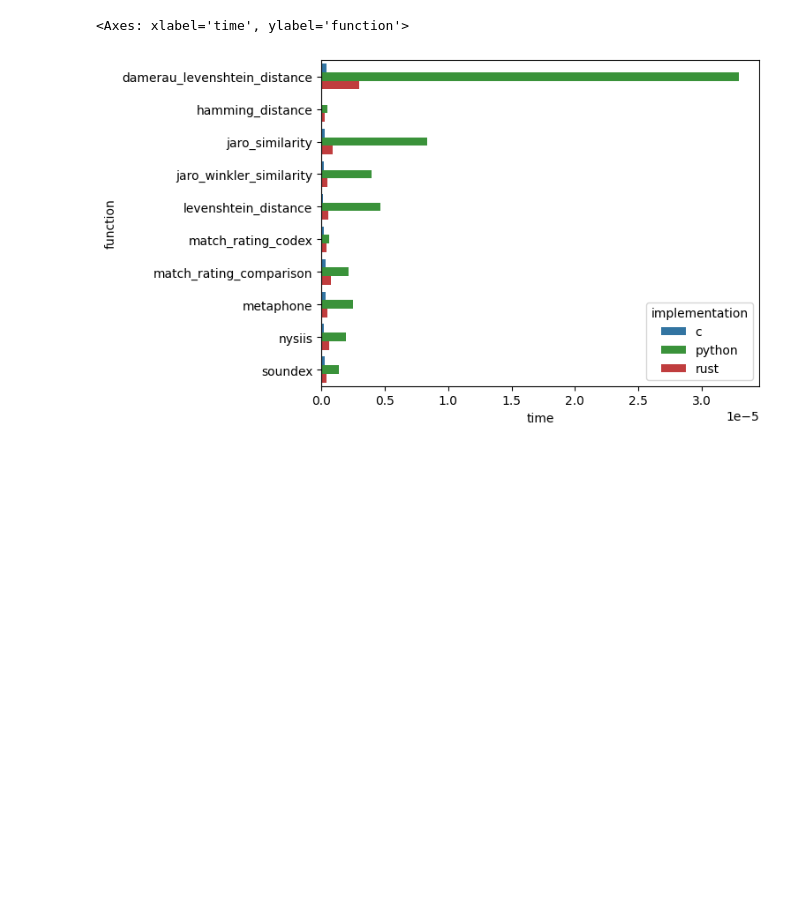
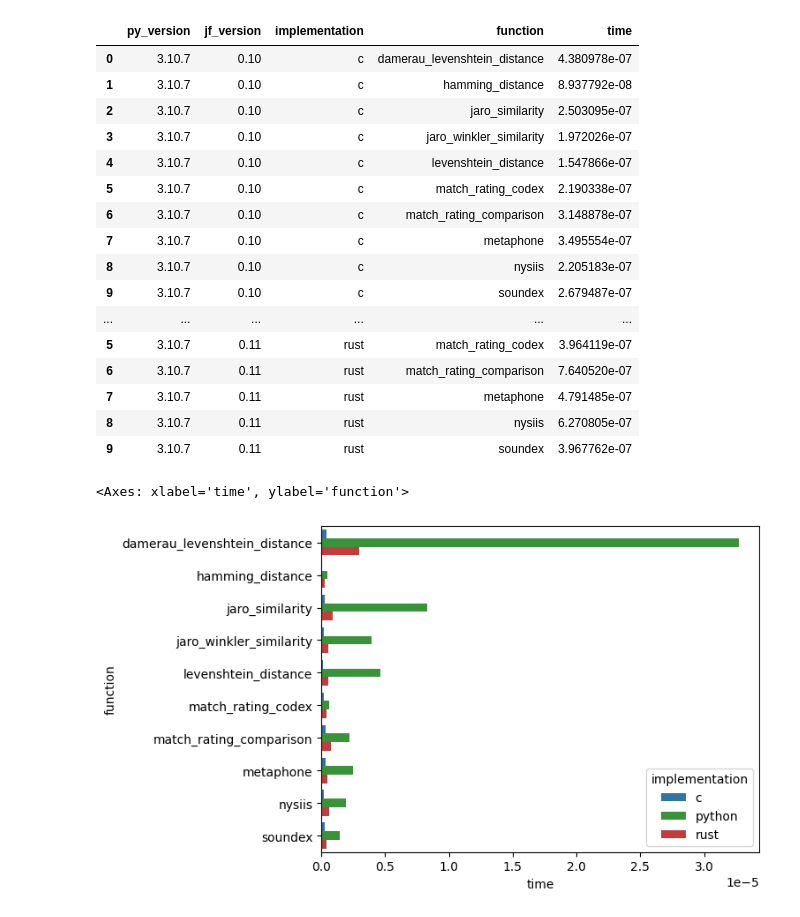
Before and after one commit to jamesturk/jellyfish, a Jupyter notebook: benchmarks/compare.ipynb, the cells around one changed output. Saved outputs shown, nothing was run; the diff lists cells and outputs as text; code cells hidden in the pictures; blank space fills up the shorter version.

```diff
--- a/benchmarks/compare.ipynb
+++ b/benchmarks/compare.ipynb
@@ -6,8 +6,29 @@ import matplotlib.pyplot as plt
 blue, orange, green, red, *rest = sns.color_palette()
 # %%
 cols=('py_version', 'jf_version', 'implementation', 'function', 'time')
-df = pd.read_csv('timedruns.csv', names=cols)
-#pivoted = df.pivot_table(index=['function'], columns=['implementation'])
+df = pd.concat(
+    [pd.read_csv('timedruns-old.csv', names=cols),
+    pd.read_csv('timedruns-new.csv', names=cols)]
+)
+df
+# %% [output]
+|  | py_version | jf_version | implementation | function | time |
+| 0 | 3.10.7 | 0.10 | c | damerau_levenshtein_distance | 4.380978e-07 |
+| 1 | 3.10.7 | 0.10 | c | hamming_distance | 8.937792e-08 |
+| 2 | 3.10.7 | 0.10 | c | jaro_similarity | 2.503095e-07 |
+| 3 | 3.10.7 | 0.10 | c | jaro_winkler_similarity | 1.972026e-07 |
+| 4 | 3.10.7 | 0.10 | c | levenshtein_distance | 1.547866e-07 |
+| 5 | 3.10.7 | 0.10 | c | match_rating_codex | 2.190338e-07 |
+| 6 | 3.10.7 | 0.10 | c | match_rating_comparison | 3.148878e-07 |
+| 7 | 3.10.7 | 0.10 | c | metaphone | 3.495554e-07 |
+| 8 | 3.10.7 | 0.10 | c | nysiis | 2.205183e-07 |
+| 9 | 3.10.7 | 0.10 | c | soundex | 2.679487e-07 |
+| ... | ... | ... | ... | ... | ... |
+| 5 | 3.10.7 | 0.11 | rust | match_rating_codex | 3.964119e-07 |
+| 6 | 3.10.7 | 0.11 | rust | match_rating_comparison | 7.640520e-07 |
+| 7 | 3.10.7 | 0.11 | rust | metaphone | 4.791485e-07 |
+| 8 | 3.10.7 | 0.11 | rust | nysiis | 6.270805e-07 |
+| 9 | 3.10.7 | 0.11 | rust | soundex | 3.967762e-07 |
 # %%
 colors = {"python": green, "c" : blue, "rust": red}
 
```
Also changed, not shown: parts of 1 cell of this notebook, 4 other files.
